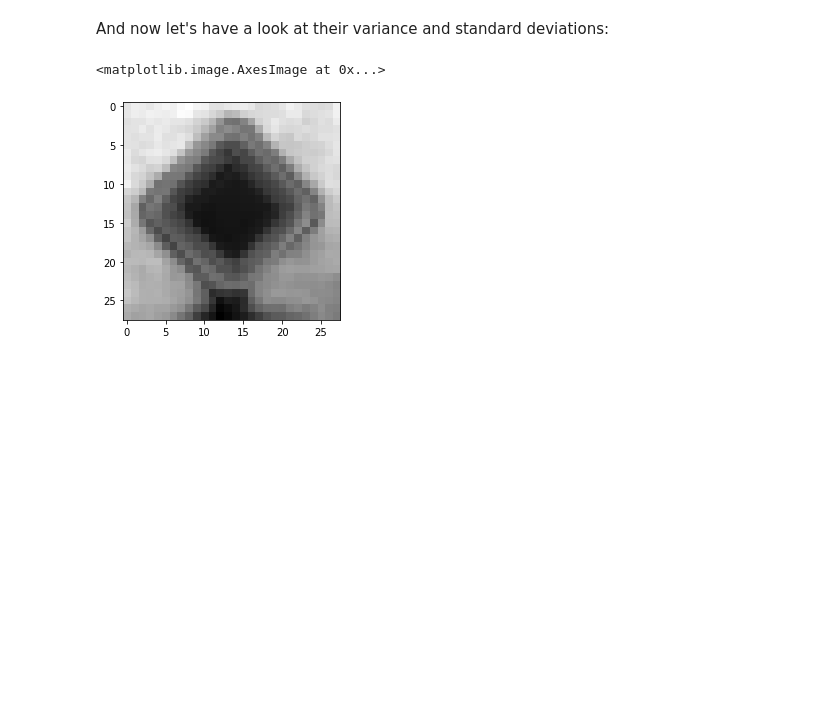
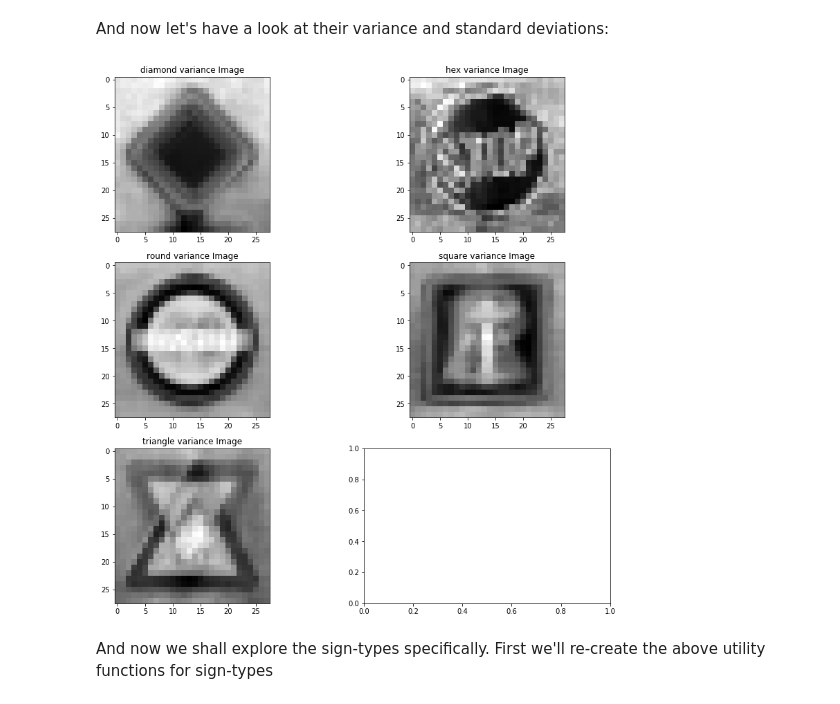
Before and after one commit to ItsThatBlackKid/trafficsignsML, a Jupyter notebook: trafficsigns.ipynb, the cells around one changed output. Cells and saved outputs as stored; diff of their text form; code cells hidden in the pictures; blank space fills up the shorter version.

```diff
--- a/trafficsigns.ipynb
+++ b/trafficsigns.ipynb
@@ -203,7 +190,12 @@ trafficSignsDf[['shape', 'type']]
 | 3698 | triangle | warning |
 3699 rows × 2 columns
 # %%
-shapesDfs = []
-for shape in shapes:
-    shapesDfs.append(trafficSignsDf.loc[trafficSignsDf['shape'] == shape])
+def buildDfListByShape():
+    shape_list = []
+    for shape in shapes:
+        shape_list.append(trafficSignsDf.loc[trafficSignsDf['shape'] == shape])
+
+    return shape_list
+
+shapesDfList = buildDfListByShape()
 # %%
@@ -218,7 +223,7 @@ shapesDfs[1].head()
 # %% [markdown]
 Best way to do this is to iterate through the shape-specific dfs created above.
 # %%
-for df in shapesDfs:
+for df in shapesDfList:
     print(f'{df["shape"].iloc[0]} -- associated sign-types value counts:')
     print(f'{df["type"].value_counts()}')
     print()
@@ -342,7 +366,7 @@ def calcMeanImg():
         'square': [],
         'triangle': []
     }
-    for df in shapesDfs:
+    for df in shapesDfList:
         mean_dict[df['shape'].iloc[0]] = calcMeanShapeImg(df)
 
     return mean_dict
@@ -356,7 +380,7 @@ def calcVarImg():
         'triangle': []
     }
 
-    for df in shapesDfs:
+    for df in shapesDfList:
         var_dict[df['shape'].iloc[0]] = calVarShapeImg(df)
 
     return var_dict
@@ -419,8 +442,22 @@ Observations:
 * As above, round and hex have similar edges, but the "stop" in hex presents a prominent difference.
 # %% [markdown]
 And now let's have a look at their variance and standard deviations:
-# %%
-plt.imshow(shapeVars['diamond'], cmap="gray")
-# %% [output]
-<matplotlib.image.AxesImage at 0x...>
-[figure, removed]
+# %%
+def displayShapesVar():
+    fig, axes = plt.subplots(3, 2, figsize=(14, 14))
+    row_iter = 0
+    col_iter = 0
+    for sign_shape in shapes:
+        axes[row_iter, col_iter].set_title(f'{sign_shape} variance Image')
+        axes[row_iter, col_iter].imshow(shapeVars[sign_shape], cmap="gray")
+        col_iter += 1
+        if col_iter > 1:
+            row_iter += 1
+            col_iter = 0
+# %%
+displayShapesVar()
+# %% [output]
+[figure, added]
+# %% [markdown]
+And now we shall explore the sign-types specifically.
+First we'll re-create the above utility functions for sign-types
```
Also changed, not shown: parts of 49 cells of this notebook.
